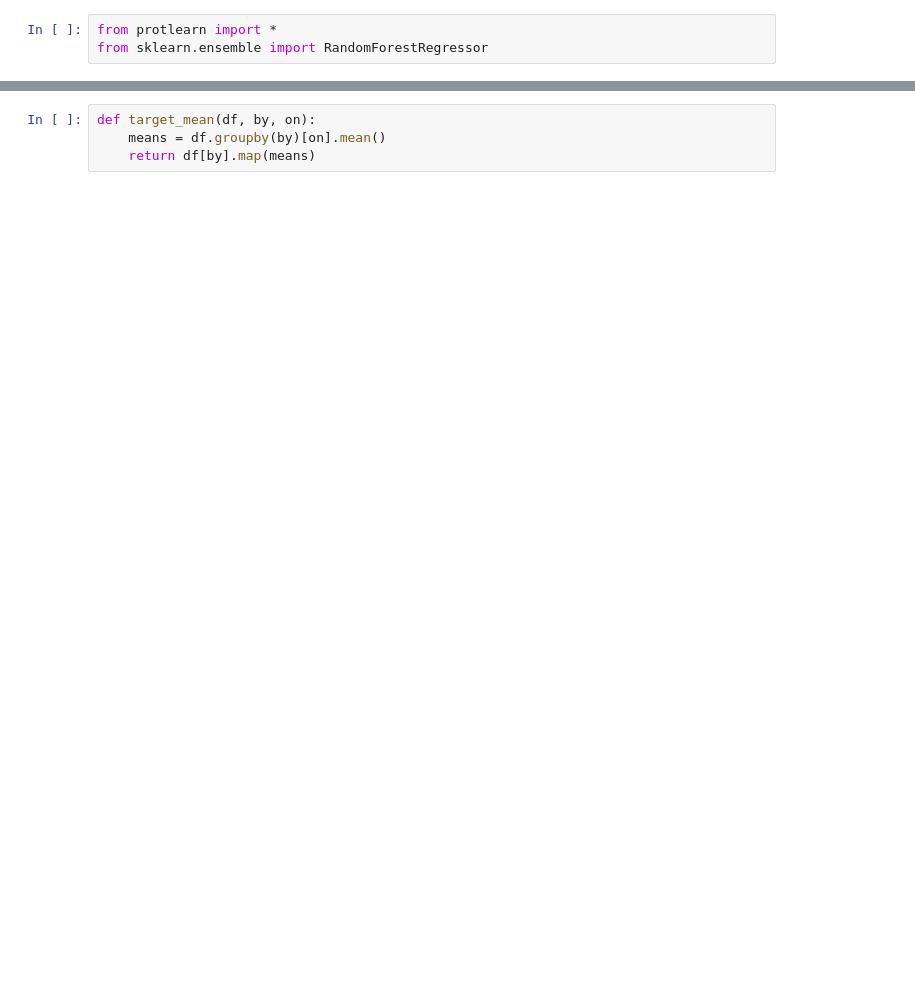
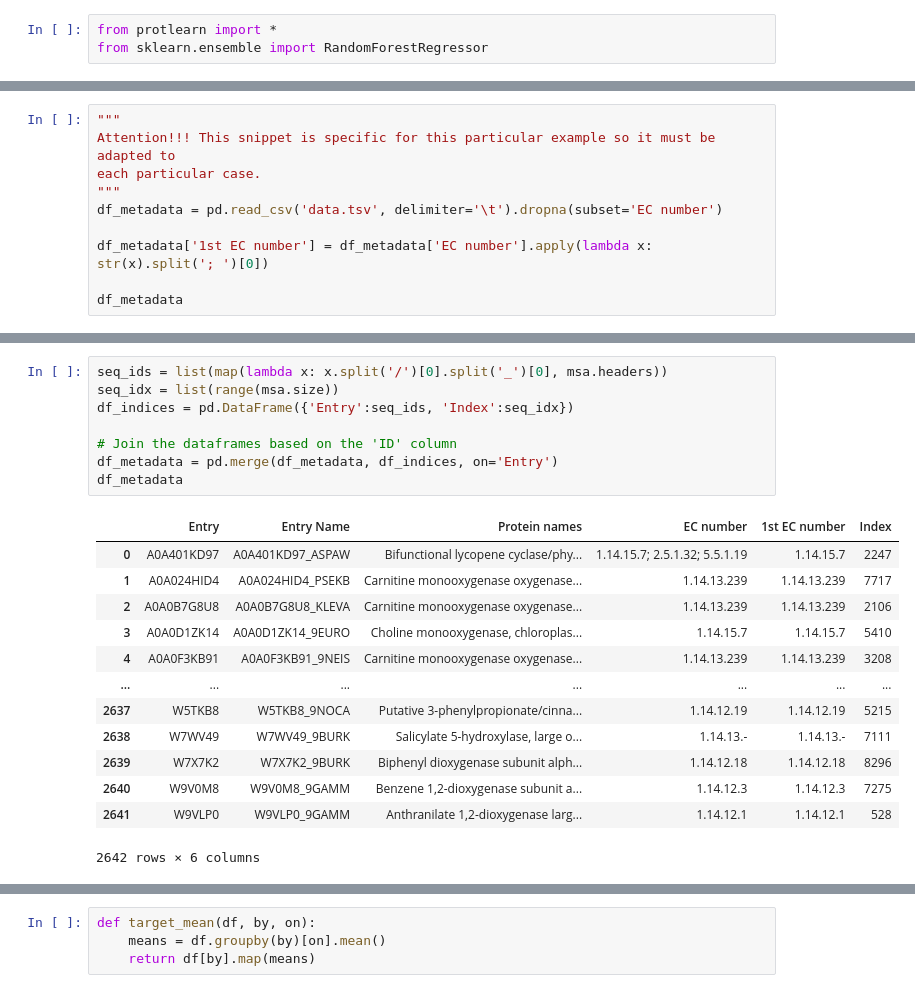
Before and after one commit to lcobiodata/msautils, a Jupyter notebook: examples/ring-hydroxylating_dioxygenase/example_ring-hydroxylating_dioxygenase.ipynb, the cells around one changed output, grey strips where cells are left out. Drawn from its saved outputs; the diff is of its cells as text; blank space fills up the shorter version.

```diff
--- a/examples/ring-hydroxylating_dioxygenase/example_ring-hydroxylating_dioxygenase.ipynb
+++ b/examples/ring-hydroxylating_dioxygenase/example_ring-hydroxylating_dioxygenase.ipynb
@@ -153,0 +104,10 @@ df_chars
+# %%
+"""
+Attention!!! This snippet is specific for this particular example so it must be adapted to
+each particular case.
+"""
+df_metadata = pd.read_csv('data.tsv', delimiter='\t').dropna(subset='EC number')
+
+df_metadata['1st EC number'] = df_metadata['EC number'].apply(lambda x: str(x).split('; ')[0])
+
+df_metadata
@@ -153,0 +148,22 @@ df_chars
+# %%
+seq_ids = list(map(lambda x: x.split('/')[0].split('_')[0], msa.headers))
+seq_idx = list(range(msa.size))
+df_indices = pd.DataFrame({'Entry':seq_ids, 'Index':seq_idx})
+
+# Join the dataframes based on the 'ID' column
+df_metadata = pd.merge(df_metadata, df_indices, on='Entry')
+df_metadata
+# %% [output]
+|  | Entry | Entry Name | Protein names | EC number | 1st EC number | Index |
+| 0 | A0A401KD97 | A0A401KD97_ASPAW | Bifunctional lycopene cyclase/phy... | 1.14.15.7; 2.5.1.32; 5.5.1.19 | 1.14.15.7 | 2247 |
+| 1 | A0A024HID4 | A0A024HID4_PSEKB | Carnitine monooxygenase oxygenase... | 1.14.13.239 | 1.14.13.239 | 7717 |
+| 2 | A0A0B7G8U8 | A0A0B7G8U8_KLEVA | Carnitine monooxygenase oxygenase... | 1.14.13.239 | 1.14.13.239 | 2106 |
+| 3 | A0A0D1ZK14 | A0A0D1ZK14_9EURO | Choline monooxygenase, chloroplas... | 1.14.15.7 | 1.14.15.7 | 5410 |
+| 4 | A0A0F3KB91 | A0A0F3KB91_9NEIS | Carnitine monooxygenase oxygenase... | 1.14.13.239 | 1.14.13.239 | 3208 |
+| ... | ... | ... | ... | ... | ... | ... |
+| 2637 | W5TKB8 | W5TKB8_9NOCA | Putative 3-phenylpropionate/cinna... | 1.14.12.19 | 1.14.12.19 | 5215 |
+| 2638 | W7WV49 | W7WV49_9BURK | Salicylate 5-hydroxylase, large o... | 1.14.13.- | 1.14.13.- | 7111 |
+| 2639 | W7X7K2 | W7X7K2_9BURK | Biphenyl dioxygenase subunit alph... | 1.14.12.18 | 1.14.12.18 | 8296 |
+| 2640 | W9V0M8 | W9V0M8_9GAMM | Benzene 1,2-dioxygenase subunit a... | 1.14.12.3 | 1.14.12.3 | 7275 |
+| 2641 | W9VLP0 | W9VLP0_9GAMM | Anthranilate 1,2-dioxygenase larg... | 1.14.12.1 | 1.14.12.1 | 528 |
+2642 rows × 6 columns
```
Also changed, not shown: parts of 29 cells of this notebook, 3 other files.
